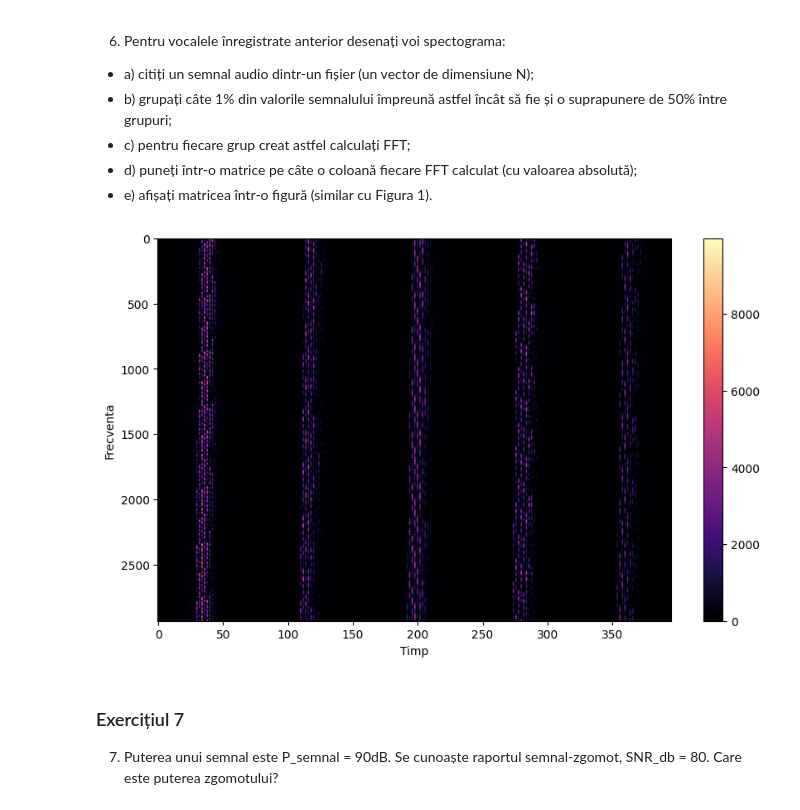
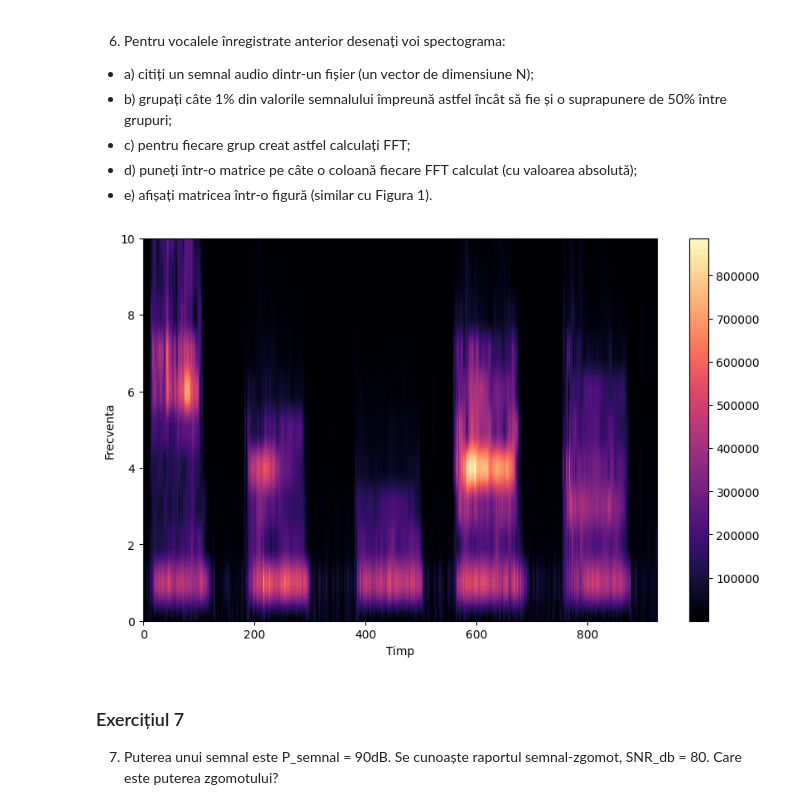
Before and after one commit to Robyss/Procesarea-Semnalelor, a Jupyter notebook: lab04/lab.ipynb, the cells around one changed output. Drawn from its saved outputs; the diff is of its cells as text; code cells hidden in the pictures.

```diff
--- a/lab04/lab.ipynb
+++ b/lab04/lab.ipynb
@@ -150,12 +150,12 @@ from scipy.io import wavfile
 fs, signal = wavfile.read('vocale.wav')
 # %%
 # b) Grupam semnalul in grupuri de 1%
-group_size = len(signal) // 100  # 1% din dimensiunea semnalului
+group_size = int(fs * 0.01)  # 1% din dimensiunea semnalului
 overlap = group_size // 2  # Suprapunerea de 50%
 groups = []
 
-for i in range(0, len(signal), group_size - overlap):
-    group = signal[i:i+group_size]
+for i in range(0, len(signal) - group_size, overlap):
+    group = signal[i : i + group_size]
     groups.append(group)
 # %%
 # c) Calculam transformata Fourier a fiecarui grup
@@ -164,22 +164,21 @@ fft_groups = []
 for group in groups:
     fft = np.fft.fft(group)
     fft_groups.append(np.abs(fft))
-
-fft_groups = fft_groups[:-2]
 # %%
 # d) Punem valorile absolute ale FFT in matricea spectrograma
 spectogram = np.column_stack(fft_groups)
 # %%
 # e) Afisam spectograma
 fig = plt.figure(figsize=(10, 6))
 plt.imshow(spectogram, cmap='magma', aspect='auto')
 plt.xlabel('Timp')
 plt.ylabel('Frecventa')
+plt.ylim((0, 10))
 plt.colorbar()
 plt.show()
 fig.savefig('6.pdf')
 # %% [output]
-[figure, old version]
+[figure, new version]
 # %% [markdown]
 ### Exercițiul 7
 
```
Also changed, not shown: 1 other file.
